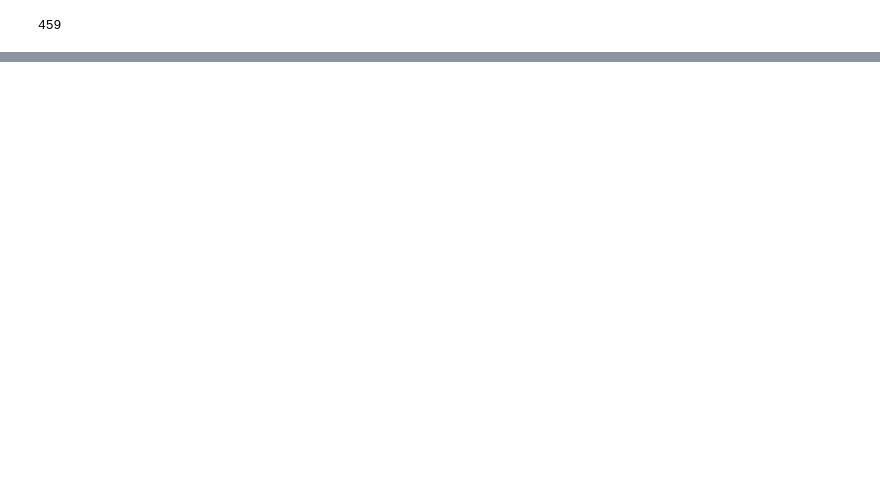
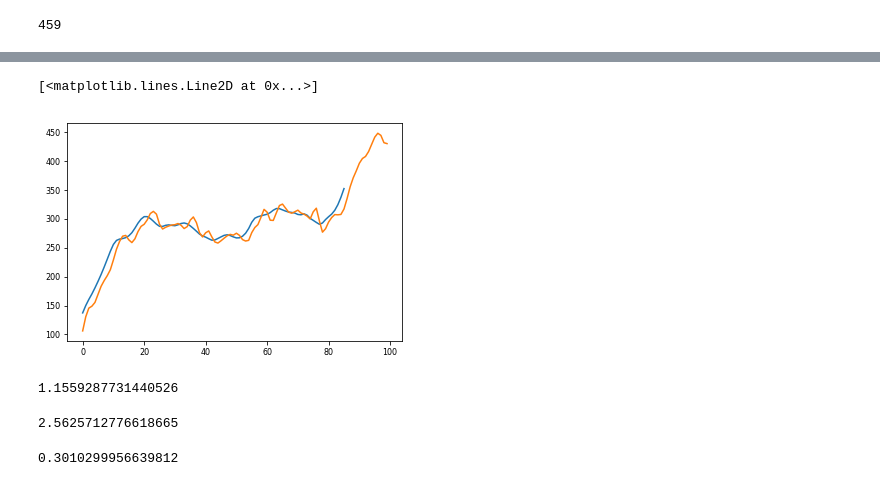
Before and after one commit to jzrolling/IMyG_2, a Jupyter notebook: Notebooks/metrics.ipynb, the cells around one changed output, grey strips where cells are left out. Cells and saved outputs as stored; diff of their text form; code cells hidden in the pictures; blank space fills up the shorter version.

```diff
--- a/Notebooks/metrics.ipynb
+++ b/Notebooks/metrics.ipynb
@@ -229,0 +255,7 @@ m_smoothed[:a].mean(),m_smoothed[a:c].mean(),m_smoothed[c:].mean()
+# %%
+m_smoothed = m_smoothed[:-1]
+m_copied = np.zeros(m_smoothed.shape)
+w = 40
+for i in range(len(m_smoothed)):
+    m_copied[max(0,i-w):min(len(m_smoothed),i+w)] = m_smoothed[max(0,i-w):min(len(m_smoothed),i+w)].min()
+m_copied[i:] = m_copied[i]
@@ -229,0 +264,14 @@ m_smoothed[:a].mean(),m_smoothed[a:c].mean(),m_smoothed[c:].mean()
+# %%
+plt.plot(m_smoothed)
+plt.plot(m)
+# %% [output]
+[<matplotlib.lines.Line2D at 0x...>]
+[figure, added]
+# %%
+m_smoothed[m_smoothed>np.percentile(m_smoothed,90)].mean()/m_smoothed.mean()
+# %% [output]
+1.1559287731440526
+# %%
+m_smoothed.max()/m_smoothed.min()
+# %% [output]
+2.5625712776618665
@@ -229,0 +280,4 @@ m_smoothed[:a].mean(),m_smoothed[a:c].mean(),m_smoothed[c:].mean()
+# %%
+np.log10(2)
+# %% [output]
+0.3010299956639812
```
Also changed, not shown: parts of 65 cells of this notebook, 4 other files.
